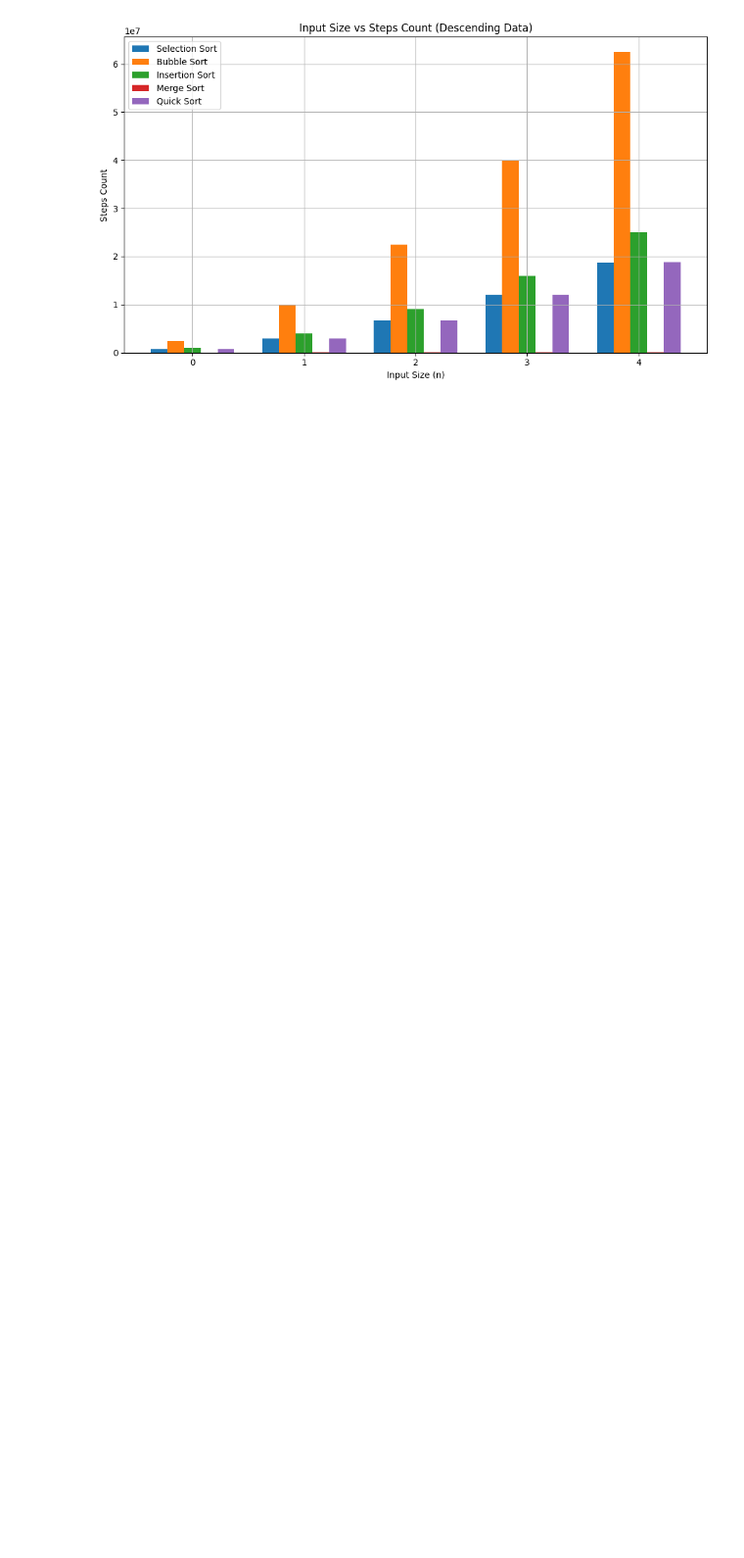
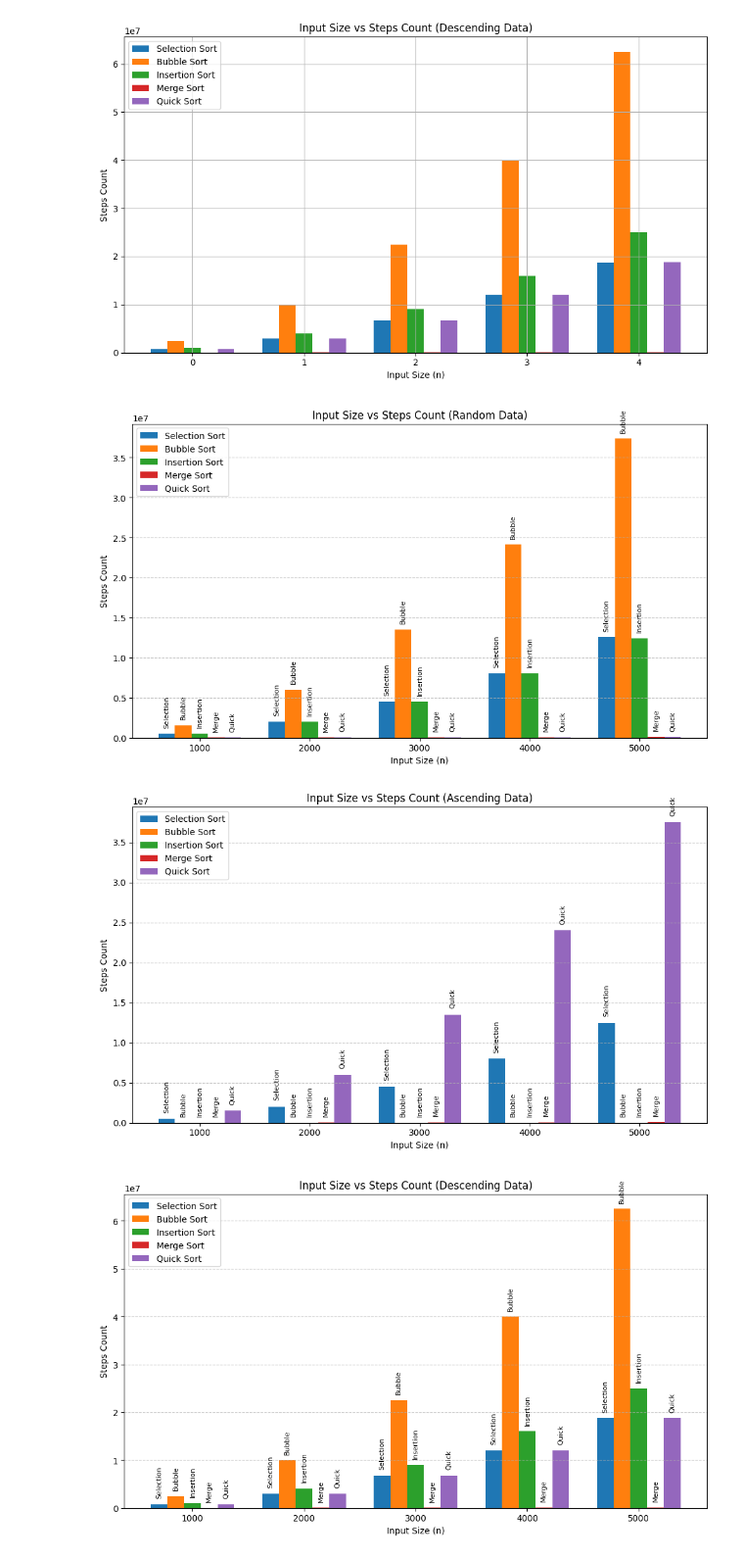
Before and after one commit to Yashesh1195/ADA_Manual, a Jupyter notebook: Practical-2/main.ipynb, the cells around one changed output. Shown at 98% size. Saved outputs shown, nothing was run; the diff lists cells and outputs as text; code cells hidden in the pictures; blank space fills up the shorter version.

```diff
--- a/Practical-2/main.ipynb
+++ b/Practical-2/main.ipynb
@@ -67,3 +67,81 @@ for file_name, title in data_files.items():
 [figure]
 [figure]
 [figure]
+# %%
+import numpy as np
+import matplotlib.pyplot as plt
+import csv
+
+# File names and titles
+data_files = {
+    'random.txt': 'Random Data',
+    'ascending.txt': 'Ascending Data',
+    'descending.txt': 'Descending Data'
+}
+
+# Loop through each data file
+for file_name, title in data_files.items():
+    sizes = []
+    selection, bubble, insertion, merge, quick = [], [], [], [], []
+
+    with open(file_name, 'r') as f:
+        reader = csv.reader(f)
+        next(reader)  # Skip header
+        for row in reader:
+            sizes.append(int(row[0]))
+            selection.append(int(row[1]))
+            bubble.append(int(row[2]))
+            insertion.append(int(row[3]))
+            merge.append(int(row[4]))
+            quick.append(int(row[5]))
+
+    # Create a numpy array for the x-axis positions
+    x = np.arange(len(sizes))
+    bar_width = 0.15
+
+    # Create figure and axes
+    fig, ax = plt.subplots(figsize=(10, 6))
+
+    # Plot for each dataset
+    bars1 = ax.bar(x - 2*bar_width, selection, width=bar_width, label='Selection Sort')
+    bars2 = ax.bar(x - bar_width, bubble, width=bar_width, label='Bubble Sort')
+    bars3 = ax.bar(x, insertion, width=bar_width, label='Insertion Sort')
+    bars4 = ax.bar(x + bar_width, merge, width=bar_width, label='Merge Sort')
+    bars5 = ax.bar(x + 2*bar_width, quick, width=bar_width, label='Quick Sort')
+
+    # Add algorithm names above bars with more spacing
+    for bars, name in zip([bars1, bars2, bars3, bars4, bars5],
+                          ["Selection", "Bubble", "Insertion", "Merge", "Quick"]):
+        for rect in bars:
+            height = rect.get_height()
+            ax.text(rect.get_x() + rect.get_width()/2,   # center of bar
+                    height + (0.02 * max(selection + bubble + insertion + merge + quick)),  # extra space
+                    name, ha='center', va='bottom', fontsize=8, rotation=90)
+
+    # # Add algorithm names above bars with more spacing (HORIZONTAL text)
+    # for bars, name in zip([bars1, bars2, bars3, bars4, bars5],
+    #                       ["Selection", "Bubble", "Insertion", "Merge", "Quick"]):
+    #     for rect in bars:
+    #         height = rect.get_height()
+    #         ax.text(rect.get_x() + rect.get_width()/2,   # center of bar
+    #                 height + (0.02 * max(selection + bubble + insertion + merge + quick)),  # extra space
+    #                 name, ha='center', va='bottom', fontsize=8)  # <-- removed rotation=90
+
+
+    # Title and labels
+    ax.set_title(f'Input Size vs Steps Count ({title})')
+    ax.set_xlabel('Input Size (n)')
+    ax.set_ylabel('Steps Count')
+    ax.set_xticks(x)
+    ax.set_xticklabels(sizes)
+
+    ax.legend()
+    ax.grid(True, axis='y', linestyle="--", alpha=0.7)
+
+    plt.tight_layout()
+    plt.savefig(f"graph_{title}.png", dpi=300, bbox_inches="tight")
+    plt.show()
+# %% [output]
+[figure, added]
+[figure, added]
+[figure, added]
```
Also changed, not shown: 34 other files.
